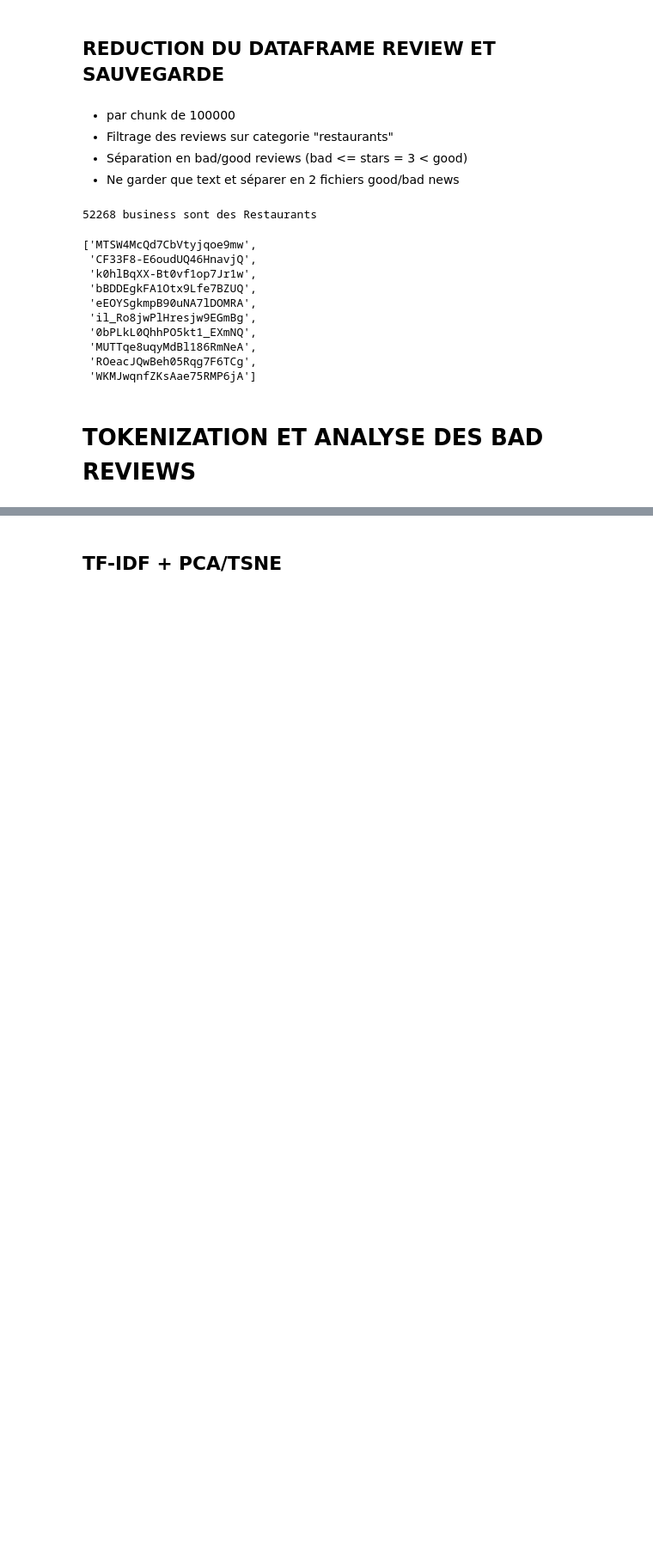
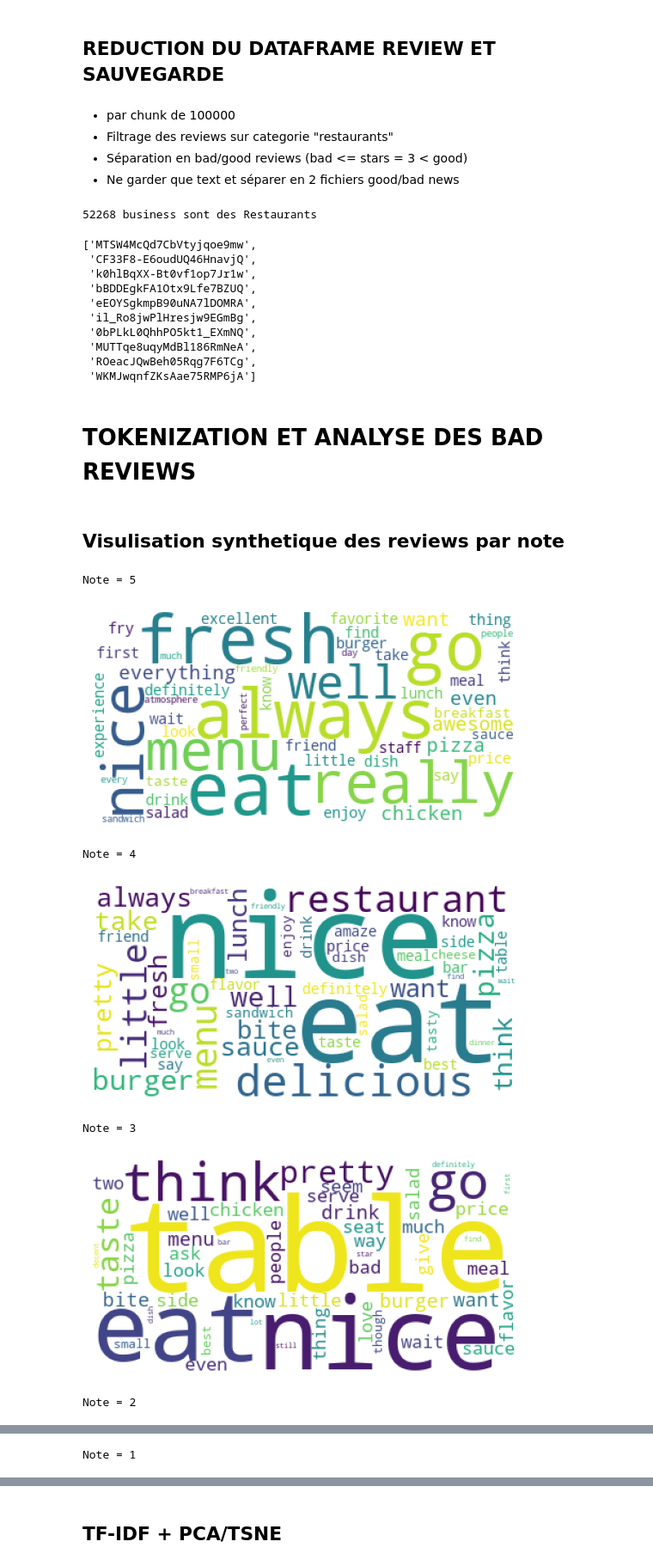
Before and after one commit to CODEheures/oc-ingenieur-ia, a Jupyter notebook: p6/projet/preprocess_text.ipynb, the cells around one changed output, grey strips where cells are left out. Shown at 86% size. Drawn from its saved outputs; the diff is of its cells as text; code cells hidden in the pictures; blank space fills up the shorter version.

```diff
--- a/p6/projet/preprocess_text.ipynb
+++ b/p6/projet/preprocess_text.ipynb
@@ -449,3 +460,5 @@ def get_reviews(max_stars = 2):
     return df
 # %% [markdown]
 # TOKENIZATION ET ANALYSE DES BAD REVIEWS
+# %% [markdown]
+## Visulisation synthetique des reviews par note
@@ -451,0 +532,14 @@ def get_reviews(max_stars = 2):
+# %%
+for stars in range(5,0,-1):
+    print(f'Note = {stars}')
+    review_word_cloud(reviews=get_reviews(stars=stars),
+                      min_df=2,
+                      max_df=20)
+# %% [output]
+Note = 5
+[figure, added]
+Note = 4
+[figure, added]
+Note = 3
+[figure, added]
+Note = 2
@@ -451,0 +547 @@ def get_reviews(max_stars = 2):
+Note = 1
```
Also changed, not shown: parts of 15 cells of this notebook.
